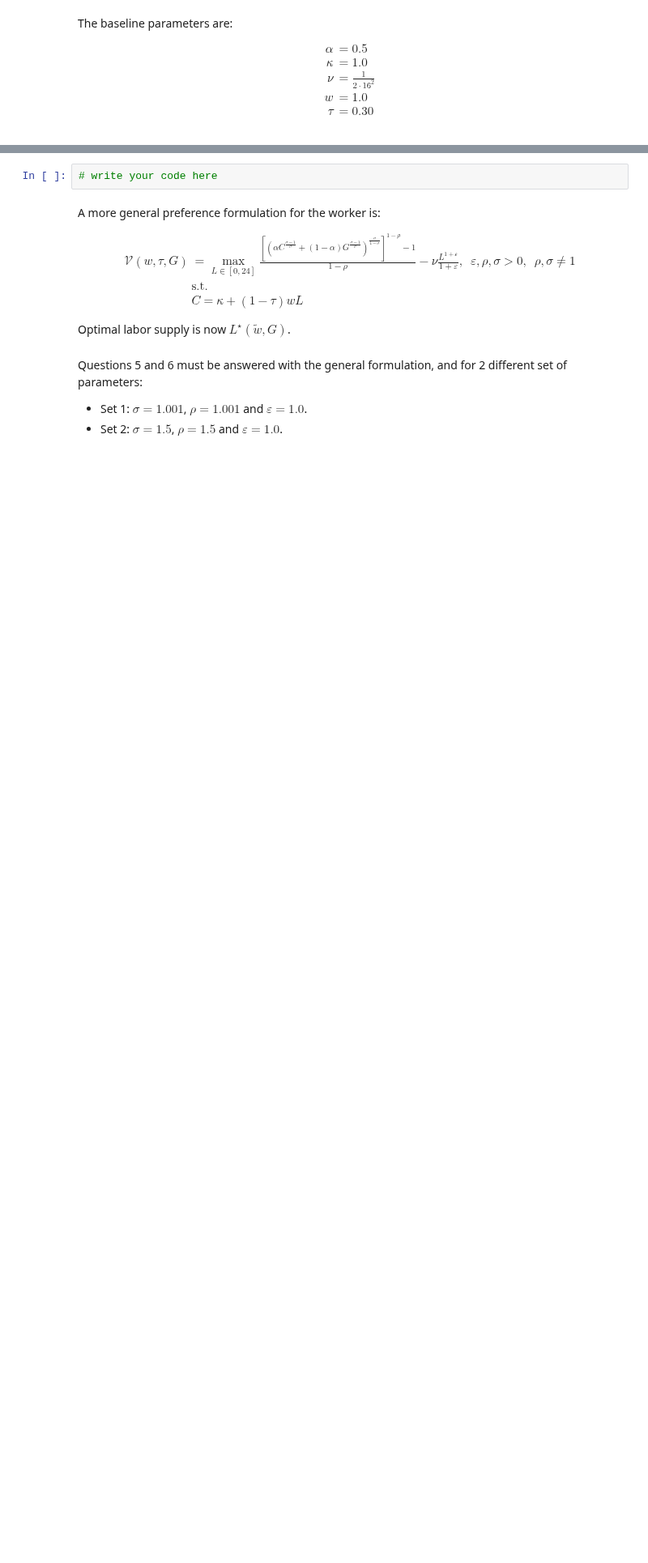
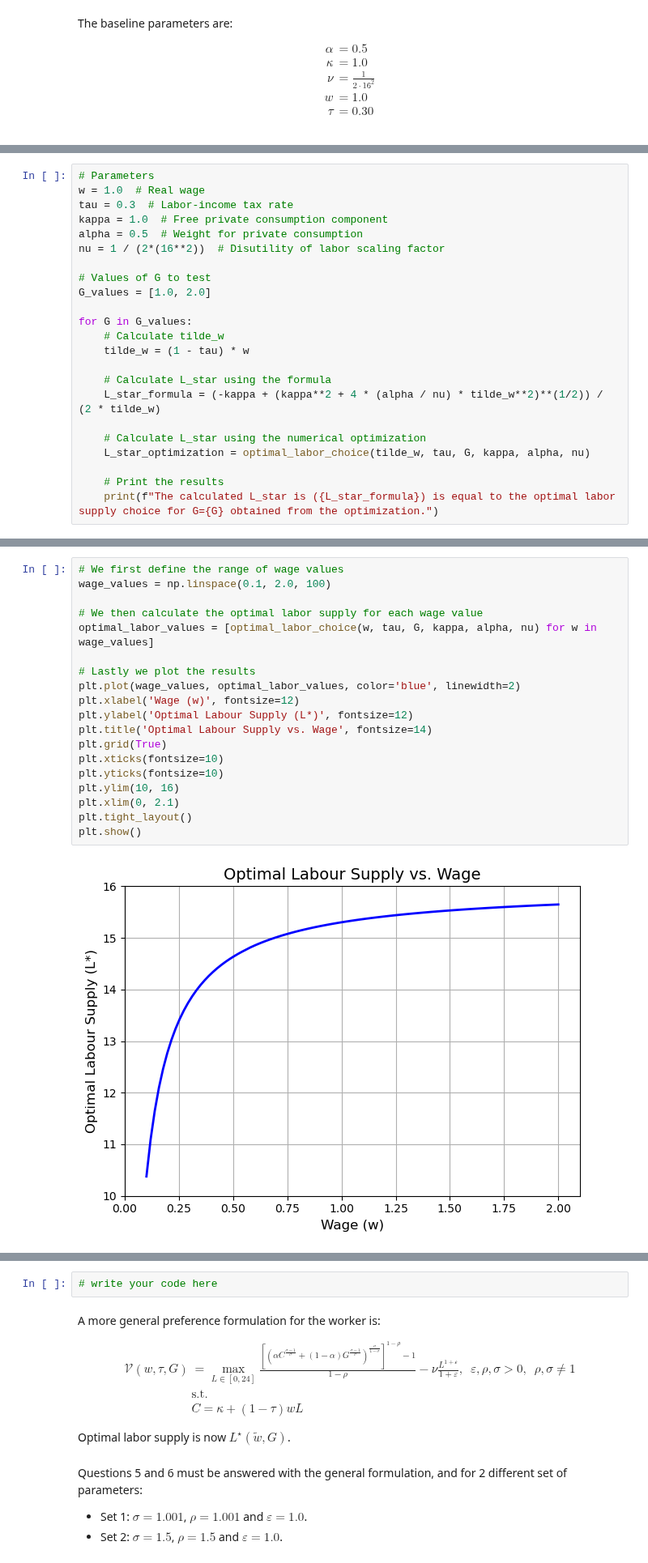
Before and after one commit to NumEconCopenhagen/projects-2023-leif, a Jupyter notebook: Examproject/Exam-2023-notebook.ipynb, the cells around one changed output, grey strips where cells are left out. Shown at 81% size. Drawn from its saved outputs; the diff is of its cells as text; blank space fills up the shorter version.

```diff
--- a/Examproject/Exam-2023-notebook.ipynb
+++ b/Examproject/Exam-2023-notebook.ipynb
@@ -59,0 +106,23 @@ $$
+# %%
+# Parameters
+w = 1.0  # Real wage
+tau = 0.3  # Labor-income tax rate
+kappa = 1.0  # Free private consumption component
+alpha = 0.5  # Weight for private consumption
+nu = 1 / (2*(16**2))  # Disutility of labor scaling factor
+
+# Values of G to test
+G_values = [1.0, 2.0]
+
+for G in G_values:
+    # Calculate tilde_w
+    tilde_w = (1 - tau) * w
+
+    # Calculate L_star using the formula
+    L_star_formula = (-kappa + (kappa**2 + 4 * (alpha / nu) * tilde_w**2)**(1/2)) / (2 * tilde_w)
+
+    # Calculate L_star using the numerical optimization
+    L_star_optimization = optimal_labor_choice(tilde_w, tau, G, kappa, alpha, nu)
+
+    # Print the results
+    print(f"The calculated L_star is ({L_star_formula}) is equal to the optimal labor supply choice for G={G} obtained from the optimization.")
@@ -64 +137,22 @@ $$
+# %%
+# We first define the range of wage values
+wage_values = np.linspace(0.1, 2.0, 100)
+
+# We then calculate the optimal labor supply for each wage value
+optimal_labor_values = [optimal_labor_choice(w, tau, G, kappa, alpha, nu) for w in wage_values]
+
+# Lastly we plot the results
+plt.plot(wage_values, optimal_labor_values, color='blue', linewidth=2)
+plt.xlabel('Wage (w)', fontsize=12)
+plt.ylabel('Optimal Labour Supply (L*)', fontsize=12)
+plt.title('Optimal Labour Supply vs. Wage', fontsize=14)
+plt.grid(True)
+plt.xticks(fontsize=10)
+plt.yticks(fontsize=10)
+plt.ylim(10, 16)
+plt.xlim(0, 2.1)
+plt.tight_layout()
+plt.show()
+# %% [output]
+[figure, added]
 # %% [markdown]
```
Also changed, not shown: parts of 18 cells of this notebook, 1 other file.
